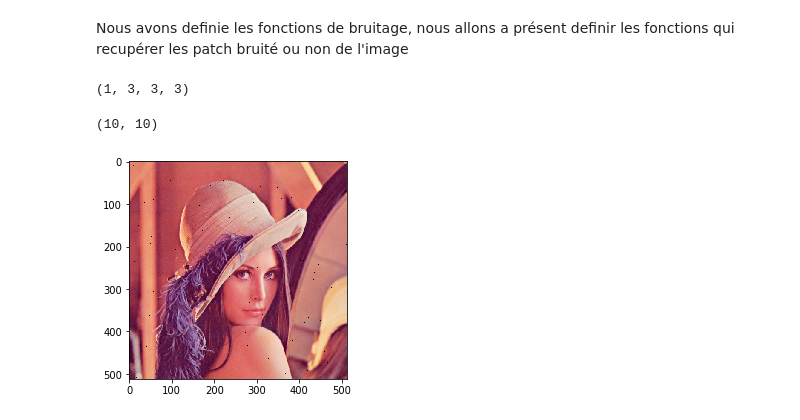
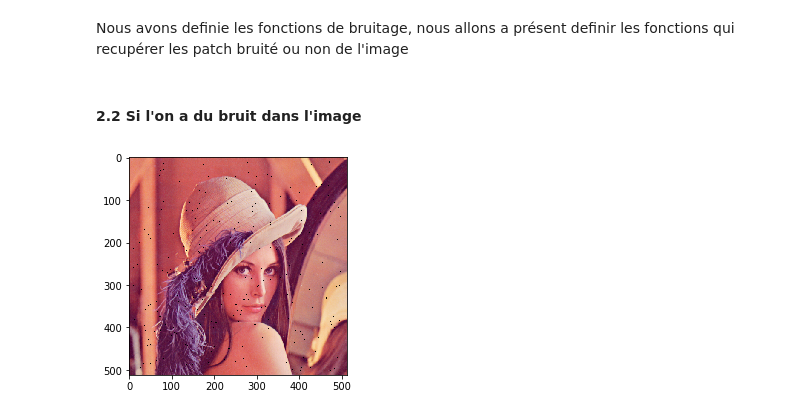
Before and after one commit to marc-treu/projet_arf_inpainting, a Jupyter notebook: projet.ipynb, the cells around one changed output. Saved outputs shown, nothing was run; the diff lists cells and outputs as text; code cells hidden in the pictures.

```diff
--- a/projet.ipynb
+++ b/projet.ipynb
@@ -245,7 +250,6 @@ NOISE = -100
 
 def read_im(fn):
     im = plt.imread(fn)
-    print(im.shape)
     return rgb_to_hsv(im)
 
 def show_im(fn):
@@ -268,9 +272,9 @@ def get_pos_in_patch(i, j, h, im):
     pos_j = j if (j - h) < 0 else h
     return pos_i, pos_j
 
-def noise(im, p):
+def noise(im, p, h=20):
 
-    coordonnee_pixels = np.array([np.array((i,j)) for i in range(im.shape[0]) for j in range(im.shape[1])])
+    coordonnee_pixels = np.array([np.array((i,j)) for i in range(h,im.shape[0] - h) for j in range(h,im.shape[1]-h)])
     masque = np.random.choice(len(coordonnee_pixels), size=int(len(coordonnee_pixels) * p), replace=False)
 
     im_res = im.copy()
@@ -329,16 +332,6 @@ def get_next_pixel_to_fill(im,ind=0):
 def get_pixel_to_fill(im):
     masque = np.where(im == NOISE)
     return masque[0], masque[1]
-
-lena[10,10] = (NOISE,NOISE,NOISE)
-# %%
-
-d = get_all_noise_path(lena,1,5)
-print(d.shape)
-# %% [output]
-(1, 3, 3, 3)
-# %%
-get_next_pixel_to_fill(lena,0)
-# %% [output]
-(10, 10)
+# %% [markdown]
+#### 2.2 Si l'on a du bruit dans l'image
 # %%
@@ -377,8 +378,8 @@ def inpainting(im, h, step, alpha=1, max_iter=100):
 
     return im_res
 # %%
-l2 = noise(lena,0.001)
+l2 = noise(lena,0.005,10)
 
 show_im(l2)
 # %% [output]
-[figure, old version]
+[figure, new version]
```
Also changed, not shown: parts of 14 cells of this notebook.
